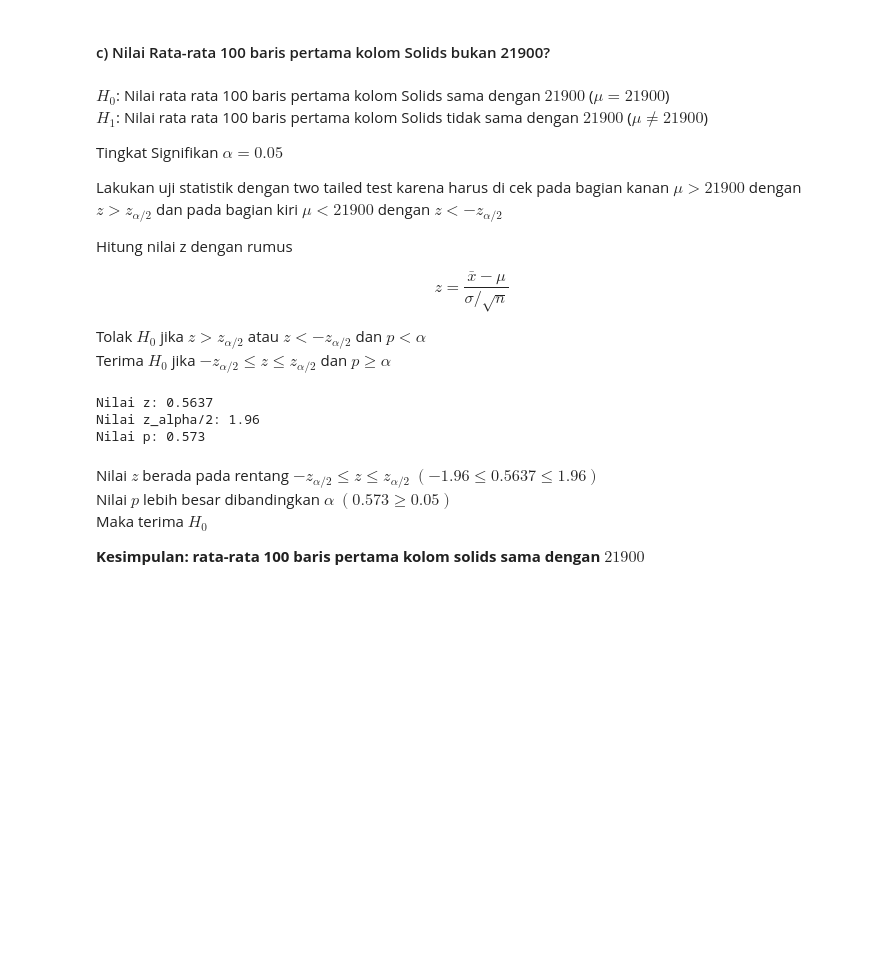
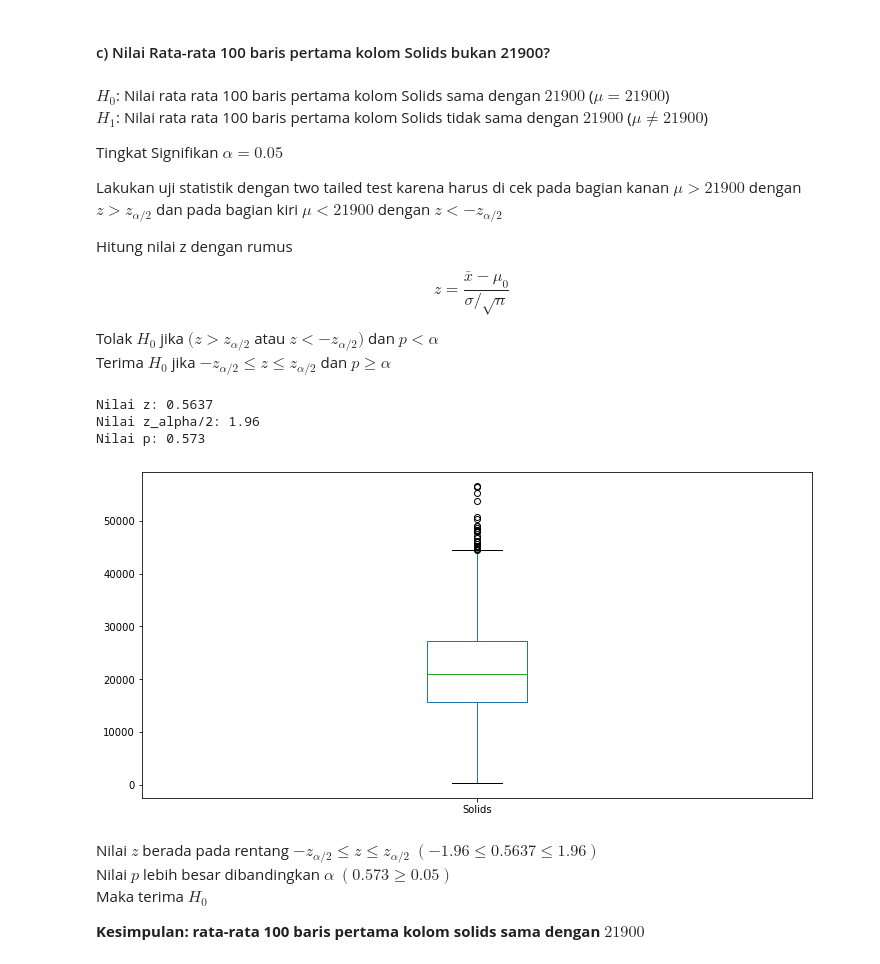
Before and after one commit to IloveNooodles/Probstat-Water-Potability, a Jupyter notebook: src/nomor4.ipynb, the cells around one changed output. Saved outputs shown, nothing was run; the diff lists cells and outputs as text; code cells hidden in the pictures; blank space fills up the shorter version.

```diff
--- a/src/nomor4.ipynb
+++ b/src/nomor4.ipynb
@@ -111,27 +121,32 @@ Lakukan uji statistik dengan two tailed test karena harus di cek pada bagian kan
 
 Hitung nilai z dengan rumus
 
-$$ z = \frac{\bar{x} - \mu}{\sigma/\sqrt{n}} $$
+$$ z = \frac{\bar{x} - \mu_0}{\sigma/\sqrt{n}} $$
 
-Tolak $H_0$ jika $z > z_{\alpha/2}$ atau $z < -z_{\alpha/2}$ dan $p < \alpha$
+Tolak $H_0$ jika $(z > z_{\alpha/2}$ atau $z < -z_{\alpha/2})$ dan $p < \alpha$
 Terima $H_0$ jika $-z_{\alpha/2} \le z \le z_{\alpha/2}$ dan $p \ge \alpha$
 # %%
+
 miu = 21900
 alpha = 0.05
 
 #calculate z and p using ztest module
 z, p = ztest(df["Solids"].head(100), value=miu)
 
 #calculate z_alpha/2
 z_a = st.norm.ppf(1-alpha/2)
 
 print(f"Nilai z: {round(z, 4)}")
 print(f"Nilai z_alpha/2: {round(z_a, 4)}")
 print(f"Nilai p: {round(p, 4)}")
+df["Solids"].plot(kind="box", figsize=(12, 6))
+plt.title = ("Solids")
+plt.show()
 # %% [output]
 Nilai z: 0.5637
 Nilai z_alpha/2: 1.96
 Nilai p: 0.573
+[figure, added]
 # %% [markdown]
 Nilai $z$ berada pada rentang $-z_{\alpha/2} \le z \le z_{\alpha/2}$ $(-1.96 \le 0.5637 \le 1.96)$
 Nilai $p$ lebih besar dibandingkan $\alpha$  $(0.573 \ge 0.05)$
```
Also changed, not shown: parts of 7 cells of this notebook.
